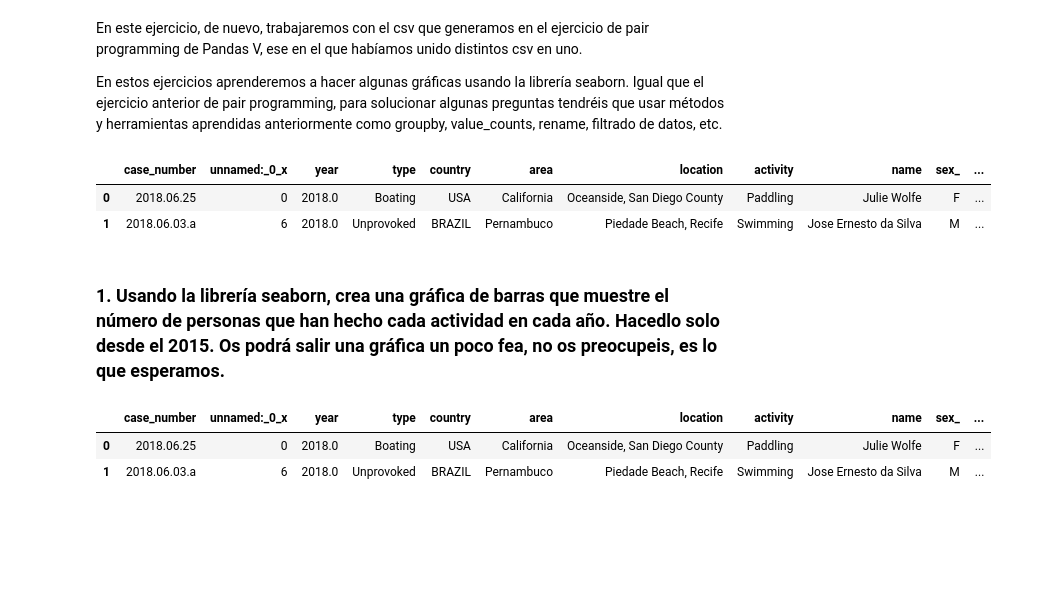
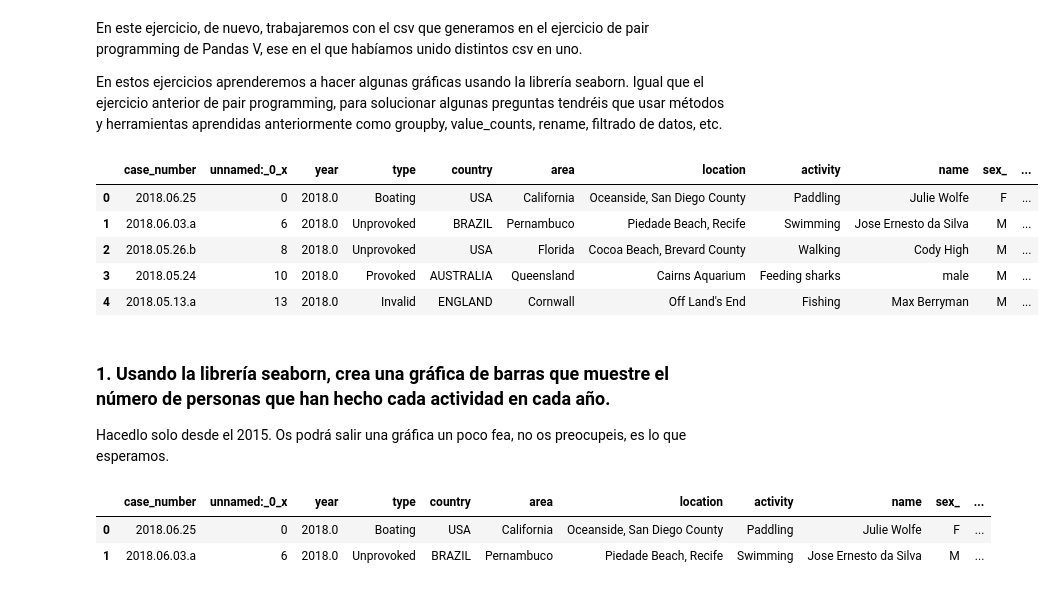
Before and after one commit to Adalab/DA-promo-c-modulo-2-sprint-1-Laura-Pilar, a Jupyter notebook: Visualizacion/Leccion-7-Visualizacion-3/Visualizacion-3-Seaborn.ipynb, the cells around one changed output. Drawn from its saved outputs; the diff is of its cells as text; code cells hidden in the pictures; blank space fills up the shorter version.

```diff
--- a/Visualizacion/Leccion-7-Visualizacion-3/Visualizacion-3-Seaborn.ipynb
+++ b/Visualizacion/Leccion-7-Visualizacion-3/Visualizacion-3-Seaborn.ipynb
@@ -10,11 +10,16 @@ import pandas as pd
 import matplotlib.pyplot as plt
 # %%
 df = pd.read_csv("datos/attacks_pandas5.csv")
-df.head(2)
+df.head()
 # %% [output]
 |  | case_number | unnamed:_0_x | year | type | country | area | location | activity | name | sex_ | ... |
 | 0 | 2018.06.25 | 0 | 2018.0 | Boating | USA | California | Oceanside, San Diego County | Paddling | Julie Wolfe | F | ... |
 | 1 | 2018.06.03.a | 6 | 2018.0 | Unprovoked | BRAZIL | Pernambuco | Piedade Beach, Recife | Swimming | Jose Ernesto da Silva | M | ... |
+| 2 | 2018.05.26.b | 8 | 2018.0 | Unprovoked | USA | Florida | Cocoa Beach, Brevard County | Walking | Cody High | M | ... |
+| 3 | 2018.05.24 | 10 | 2018.0 | Provoked | AUSTRALIA | Queensland | Cairns Aquarium | Feeding sharks | male | M | ... |
+| 4 | 2018.05.13.a | 13 | 2018.0 | Invalid | ENGLAND | Cornwall | Off Land's End | Fishing | Max Berryman | M | ... |
 # %% [markdown]
-### 1. Usando la librería seaborn, crea una gráfica de barras que muestre el número de personas que han hecho cada actividad en cada año. Hacedlo solo desde el 2015. Os podrá salir una gráfica un poco fea, no os preocupeis, es lo que esperamos.
+### 1. Usando la librería seaborn, crea una gráfica de barras que muestre el número de personas que han hecho cada actividad en cada año.
+
+Hacedlo solo desde el 2015. Os podrá salir una gráfica un poco fea, no os preocupeis, es lo que esperamos.
 # %%
```
Also changed, not shown: parts of 19 cells of this notebook, 15 other files.
